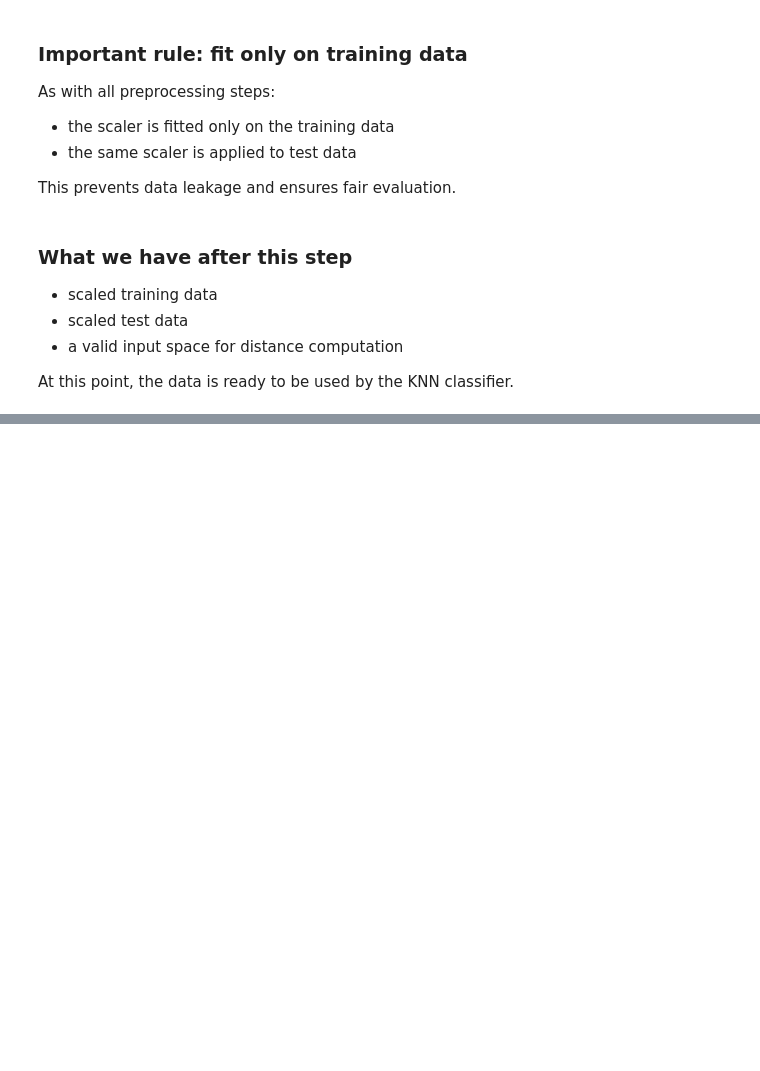
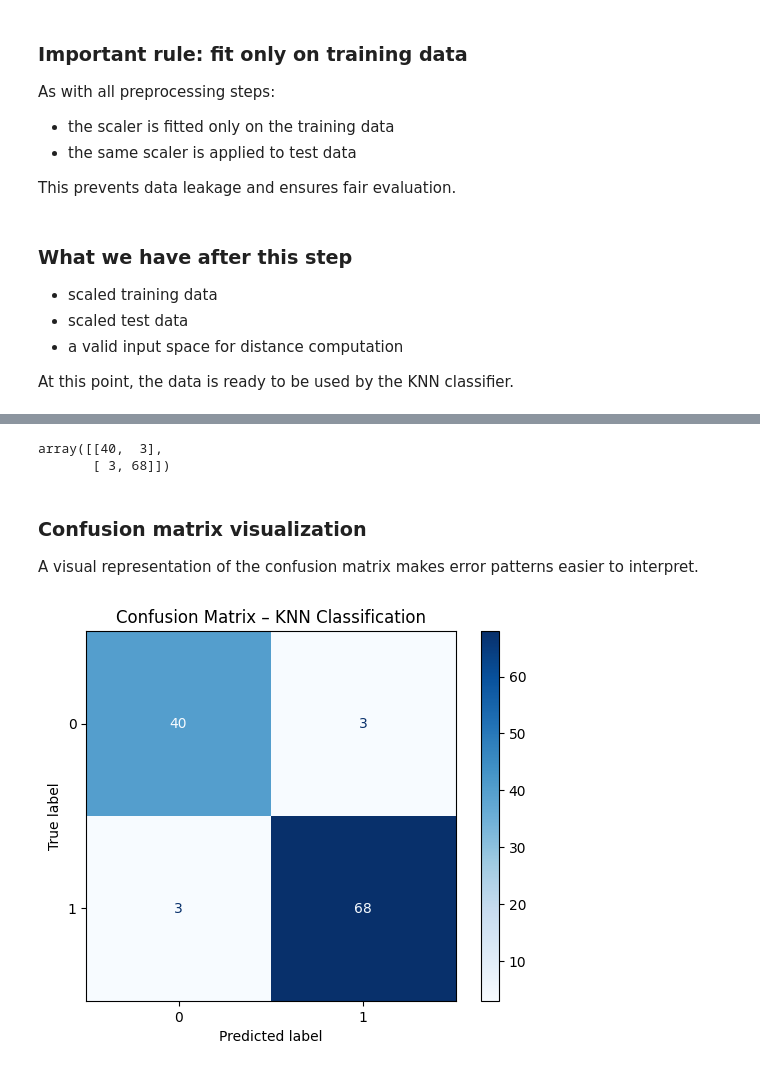
Before and after one commit to Aleex87/ml-methods, a Jupyter notebook: noteooks/supervised/classification/knn_classification.ipynb, the cells around one changed output, grey strips where cells are left out. Saved outputs shown, nothing was run; the diff lists cells and outputs as text; code cells hidden in the pictures; blank space fills up the shorter version.

Commit message:
update knn classification notebook

```diff
--- a/noteooks/supervised/classification/knn_classification.ipynb
+++ b/noteooks/supervised/classification/knn_classification.ipynb
@@ -231,0 +323,9 @@ to be used by the KNN classifier.
+# %%
+# Initialize the KNN classifier
+
+knn_model = KNeighborsClassifier(
+    n_neighbors=5
+)
+
+# Train the model
+knn_model.fit(X_train_scaled, y_train)
@@ -231,0 +454,5 @@ to be used by the KNN classifier.
+# %%
+# Predict class labels on the test set
+
+y_pred = knn_model.predict(X_test_scaled)
+print(y_pred)
@@ -231,0 +549,26 @@ to be used by the KNN classifier.
+# %%
+# Compute confusion matrix
+
+cm = confusion_matrix(y_test, y_pred)
+cm
+# %% [output]
+array([[40,  3],
+       [ 3, 68]])
+# %% [markdown]
+### Confusion matrix visualization
+
+A visual representation of the confusion matrix
+makes error patterns easier to interpret.
+# %%
+# Visualize confusion matrix
+
+disp = ConfusionMatrixDisplay(
+    confusion_matrix=cm,
+    display_labels=knn_model.classes_
+)
+
+disp.plot(cmap="Blues")
+plt.title("Confusion Matrix – KNN Classification")
+plt.show()
+# %% [output]
+[figure, added]
```
Also changed, not shown: parts of 33 cells of this notebook, 1 other file.
